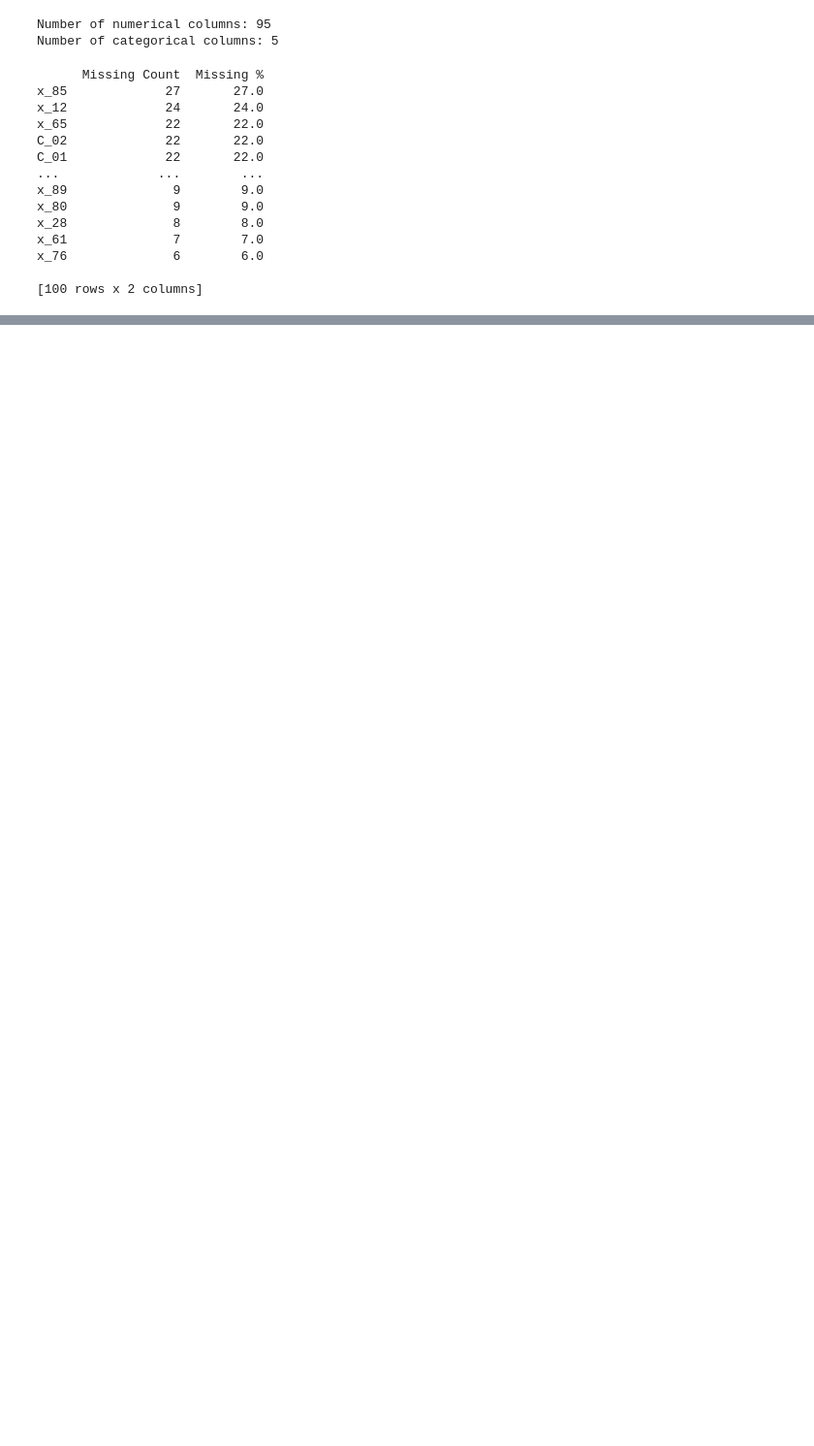
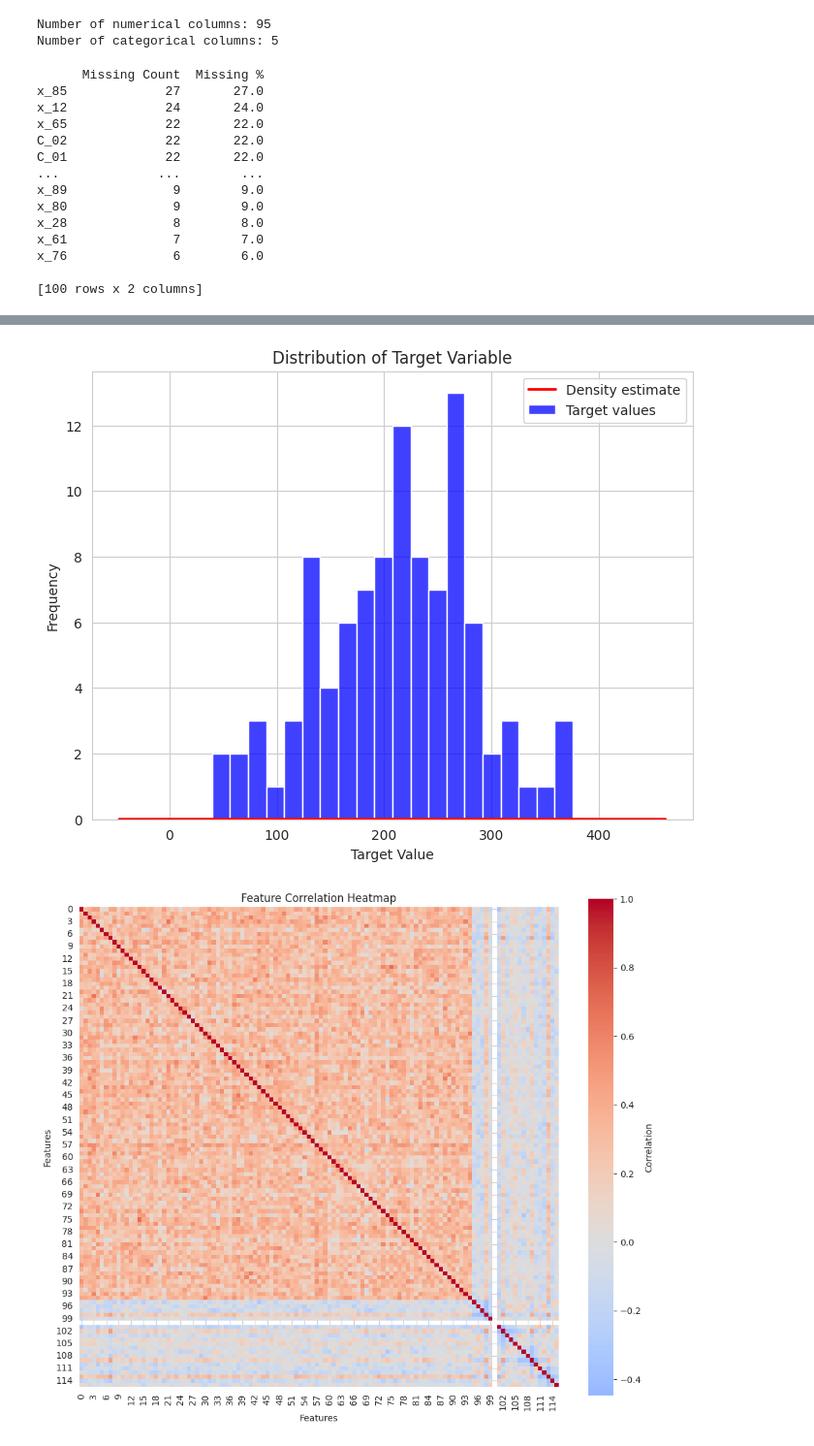
Before and after one commit to InfiniteLobster/CDA-case1, a Jupyter notebook: case_workspace.ipynb, the cells around one changed output, grey strips where cells are left out. Shown at 97% size. Saved outputs shown, nothing was run; the diff lists cells and outputs as text; code cells hidden in the pictures; blank space fills up the shorter version.

```diff
--- a/case_workspace.ipynb
+++ b/case_workspace.ipynb
@@ -206,3 +173,45 @@ plt.show()
+# %%
+# Visualization
+
+# Histogram
+plt.figure(figsize=(8,6))
+
+sns.histplot(y_train, bins=20, color="blue", label="Target values")
+sns.kdeplot(y_train, color="red", linewidth=2, label="Density estimate")
+
+plt.title("Distribution of Target Variable")
+plt.xlabel("Target Value")
+plt.ylabel("Frequency")
+
+plt.legend()
+plt.show()
+
+# Heatmap
+X_scaled_df = pd.DataFrame(X_scaled)
+
+# Compute correlation matrix
+corr_matrix = X_scaled_df.corr()
+
+# Plot heatmap
+plt.figure(figsize=(12,10))
+
+sns.heatmap(
+    corr_matrix,
+    cmap="coolwarm",
+    center=0,
+    square=True,
+    cbar_kws={"label": "Correlation"}
+)
+
+plt.title("Feature Correlation Heatmap")
+plt.xlabel("Features")
+plt.ylabel("Features")
+
+
+plt.show()
+# %% [output]
+[figure, added]
+[figure, added]
 # %%
 # Pipeline creation
 def create_model_pipeline(model_name, **params):
```
Also changed, not shown: parts of 4 cells of this notebook.
